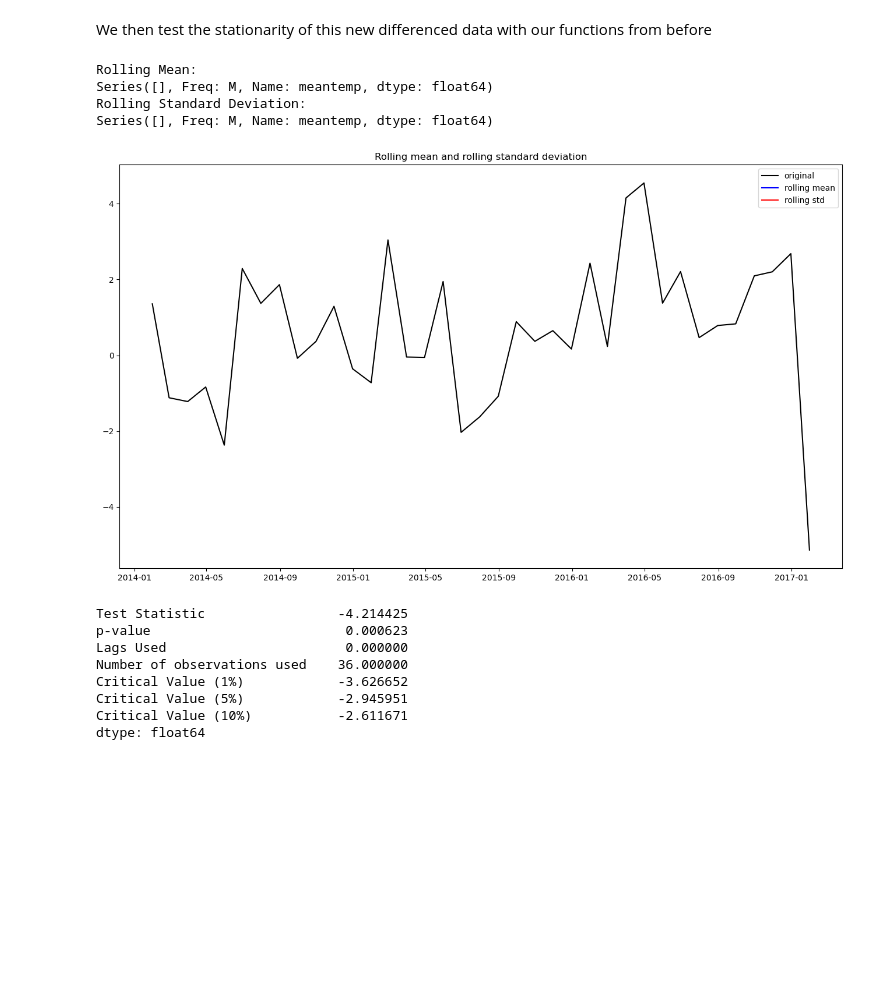
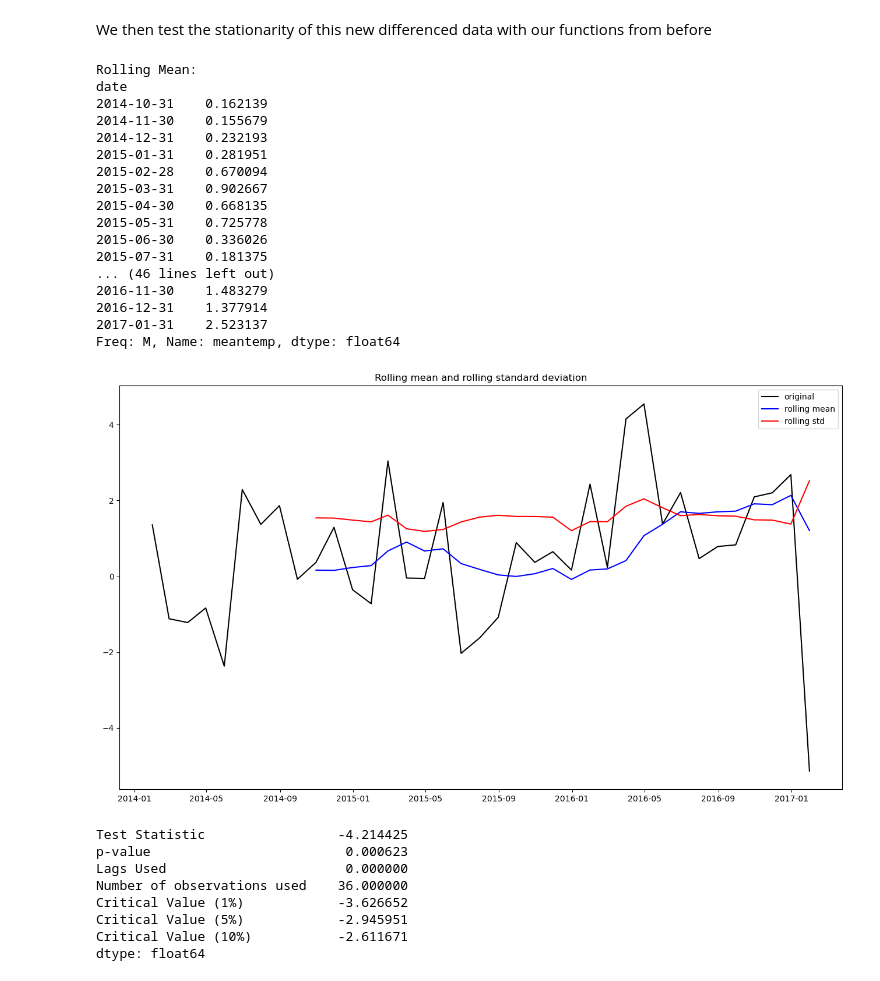
Before and after one commit to LetterF/Delhi_temp_pred, a Jupyter notebook: Delhi_Climate_Prediction.ipynb, the cells around one changed output. Saved outputs shown, nothing was run; the diff lists cells and outputs as text; code cells hidden in the pictures; blank space fills up the shorter version.

```diff
--- a/Delhi_Climate_Prediction.ipynb
+++ b/Delhi_Climate_Prediction.ipynb
@@ -316,13 +315,26 @@ plt.close()
 # %% [markdown]
 We then test the stationarity of this new differenced data with our functions from before
 # %%
-stationary_test_rolling(difference_temp, 365)
+stationary_test_rolling(difference_temp, 10)
 # %% [output]
 Rolling Mean:
-Series([], Freq: M, Name: meantemp, dtype: float64)
-Rolling Standard Deviation:
-Series([], Freq: M, Name: meantemp, dtype: float64)
+date
+2014-10-31    0.162139
+2014-11-30    0.155679
+2014-12-31    0.232193
+2015-01-31    0.281951
+2015-02-28    0.670094
+2015-03-31    0.902667
+2015-04-30    0.668135
+2015-05-31    0.725778
+2015-06-30    0.336026
+2015-07-31    0.181375
+... (46 lines left out)
+2016-11-30    1.483279
+2016-12-31    1.377914
+2017-01-31    2.523137
+Freq: M, Name: meantemp, dtype: float64
-[figure, old version]
+[figure, new version]
 # %%
 stationary_test_dickey(difference_temp)
 # %% [output]
```
Also changed, not shown: parts of 1 cell of this notebook, 3 other files.
